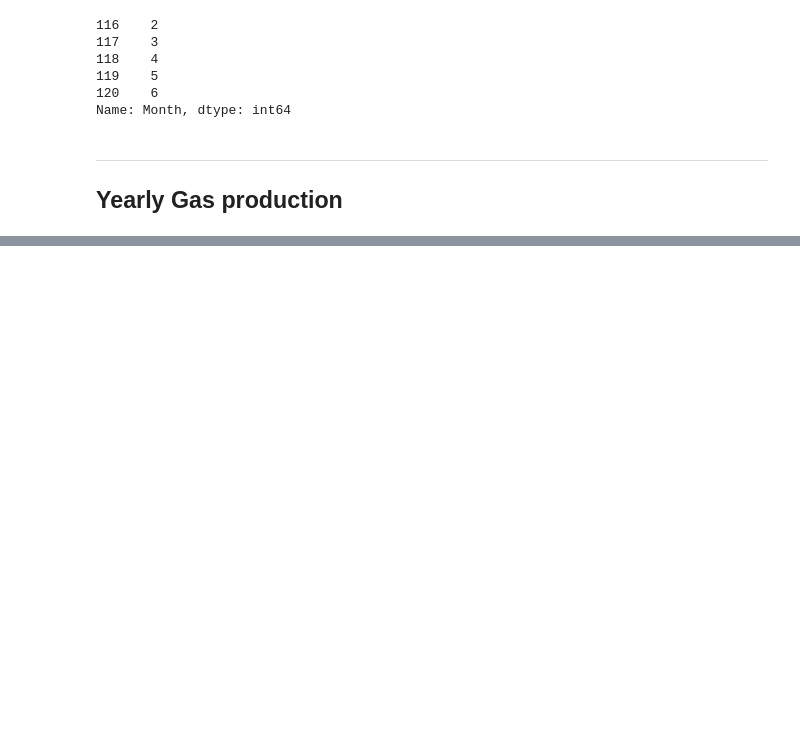
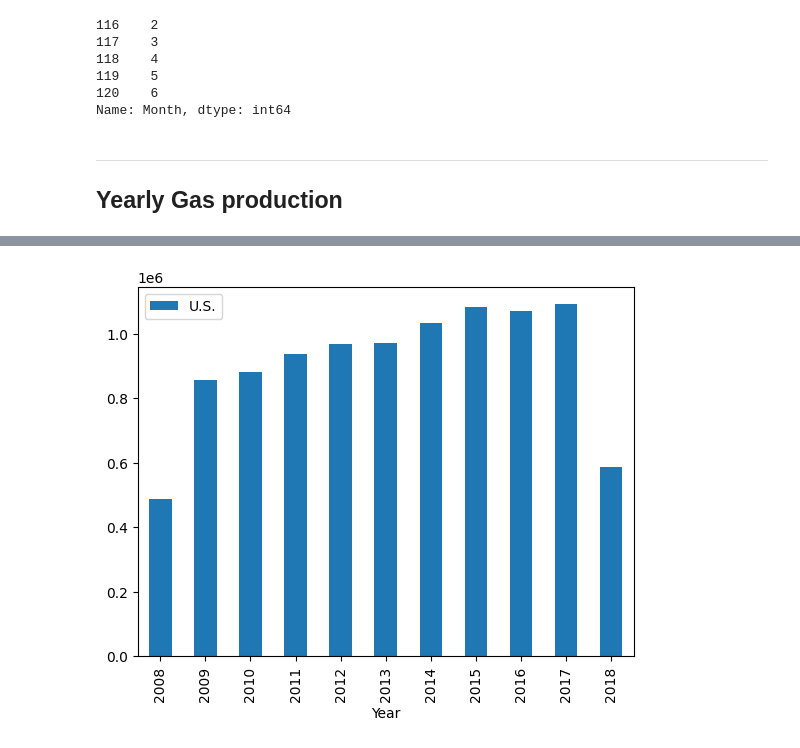
Before and after one commit to tanushrin/data-us-oil-and-gas-production, a Jupyter notebook: oil_and_gas.ipynb, the cells around one changed output, grey strips where cells are left out. Cells and saved outputs as stored; diff of their text form; code cells hidden in the pictures; blank space fills up the shorter version.

Commit message:
Completed filtered_gas step

```diff
--- a/oil_and_gas.ipynb
+++ b/oil_and_gas.ipynb
@@ -182,3 +202,8 @@ test_full_gas.py::TestFullGas::test_df_has_the_right_values FAILED       [100%]
 git commit -m 'Completed full_gas step'
 
 git push origin master
+# %%
+plot = yearly_gas_df.filter(items=['U.S.']).plot(kind="bar")
+plot.set_xlabel("Year");
+# %% [output]
+[figure, added]
```
Also changed, not shown: parts of 8 cells of this notebook, 1 other file.
